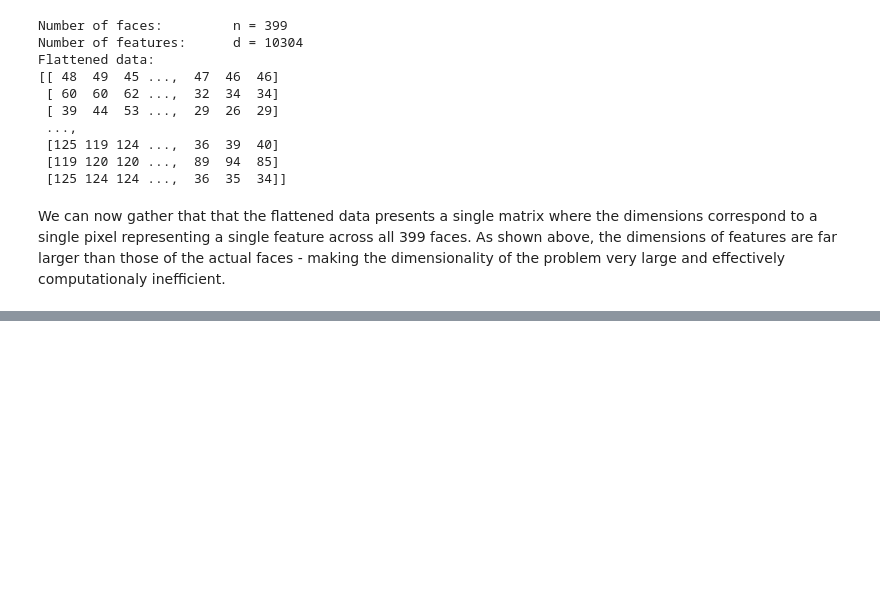
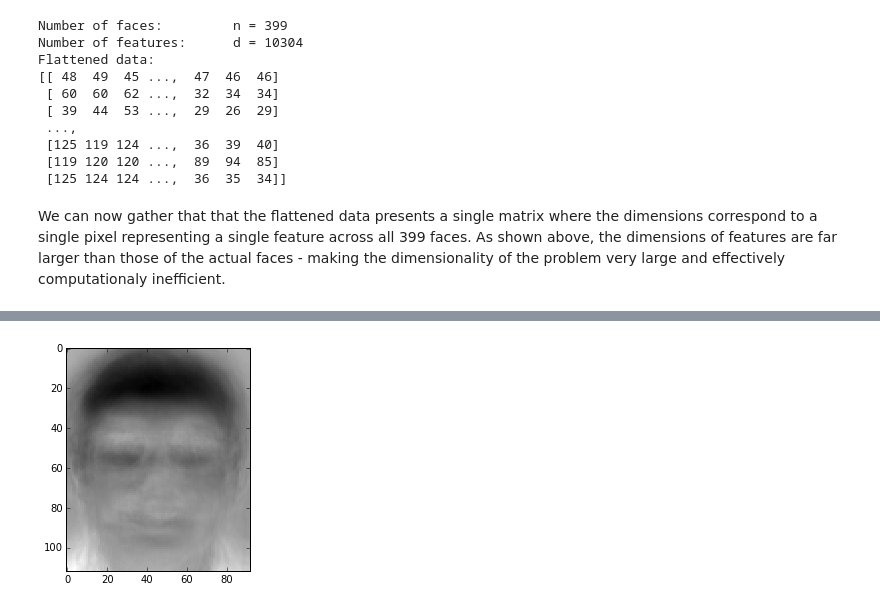
Before and after one commit to aidanlandsberg/Machine-Learning, a Jupyter notebook: Assignment 1/resources/Assignment_1.ipynb, the cells around one changed output, grey strips where cells are left out. Saved outputs shown, nothing was run; the diff lists cells and outputs as text; code cells hidden in the pictures; blank space fills up the shorter version.

Commit message:
Updated eigenfaces

```diff
--- a/Assignment 1/resources/Assignment_1.ipynb
+++ b/Assignment 1/resources/Assignment_1.ipynb
@@ -195,0 +196,14 @@ It can cearly be observed from the graphic presented above that the majoity of t
+# %%
+# Use the view widget to see the eigenfaces
+image_data = np.array(PCA_data.components_)
+new_data = image_data.reshape(300,112,92) # resshape the data into an array of 112 x 96 pixel images
+
+from IPython.html.widgets import interact
+
+def view_image(n=0):
+    plt.imshow(new_data[n], cmap='gray', interpolation='nearest')
+    plt.show()
+
+w = interact(view_image, n=(0, len(new_data)-1))
+# %% [output]
+[figure, added]
```
Also changed, not shown: parts of 5 cells of this notebook.
